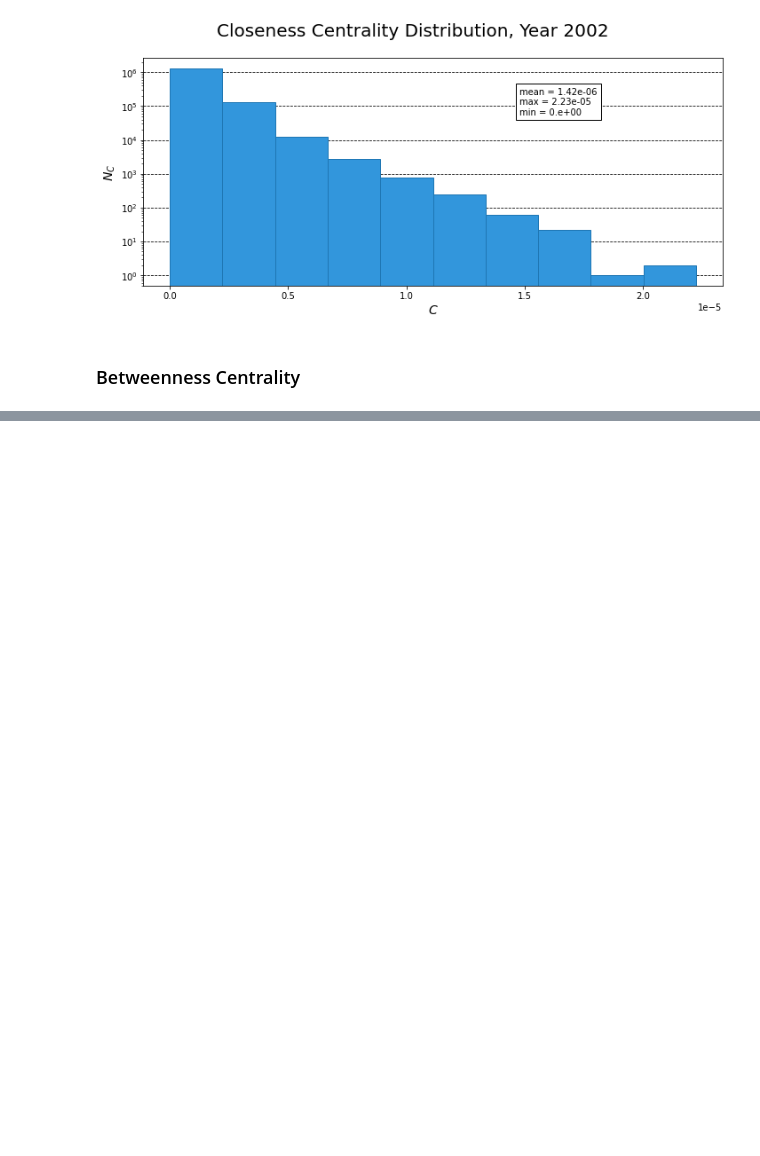
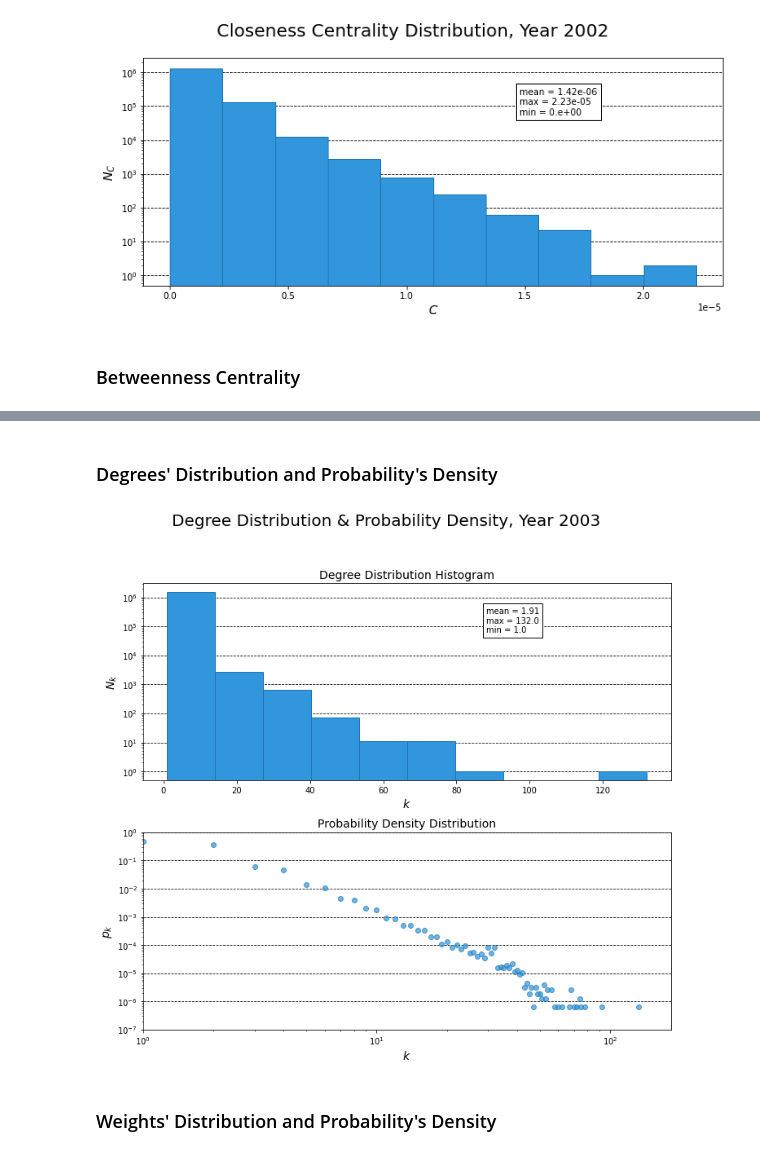
Before and after one commit to kdd-lab/2020_Ricciarelli, a Jupyter notebook: code/notebook/weighted_coathors_networks_analysis.ipynb, the cells around one changed output, grey strips where cells are left out. Drawn from its saved outputs; the diff is of its cells as text; code cells hidden in the pictures; blank space fills up the shorter version.

```diff
--- a/code/notebook/weighted_coathors_networks_analysis.ipynb
+++ b/code/notebook/weighted_coathors_networks_analysis.ipynb
@@ -396,0 +401,6 @@ fig.tight_layout(rect=[0, 0.03, 1, 0.90])
+# %%
+year = '2003'
+
+with open(path_to_nets + year, 'r') as edge_list:
+    g = nx.read_weighted_edgelist(edge_list, delimiter=',',
+                                   create_using=nx.Graph, nodetype=str)
@@ -396,0 +438,41 @@ fig.tight_layout(rect=[0, 0.03, 1, 0.90])
+# %% [markdown]
+### Degrees' Distribution and Probability's Density
+# %%
+degrees = sorted([d for n, d in g.degree(weight='weight')])
+# %%
+fig, axs = plt.subplots(nrows=2, ncols=1, figsize=(10, 10))
+
+fig.suptitle('Degree Distribution & Probability Density, Year ' + year,
+             fontsize=20)
+
+axs[0].hist(degrees, log=True, zorder=2, color='#3296dc', edgecolor='#1f77b4')
+axs[0].set_title('Degree Distribution Histogram', fontsize=14)
+axs[0].set_xlabel(r'$k$', fontsize=14)
+axs[0].set_ylabel(r'$N_k$', fontsize=14)
+axs[0].grid(axis='y', linestyle='--', color='black', zorder=1)
+axs[0].text(0.65, 0.75, 'mean = {}\nmax = {}\nmin = {}'
+        .format(round(np.mean(degrees), 2), max(degrees), min(degrees)),
+        bbox=dict(facecolor='white', edgecolor='black'),
+        transform=axs[0].transAxes)
+
+c, countdict_pdf = Counter(degrees), dict()
+
+for deg in np.arange(min(degrees), max(degrees) + 1):
+    countdict_pdf[deg] = (c[deg] / len(degrees)) if deg in c.keys() else 0.
+
+axs[1].scatter(list(countdict_pdf.keys()), list(countdict_pdf.values()),
+           zorder=2, alpha=0.7,color='#3296dc', edgecolor='#1f77b4')
+axs[1].set_title('Probability Density Distribution', fontsize=14)
+axs[1].set_xscale('log')
+axs[1].set_xlim(min(countdict_pdf.keys()), max(countdict_pdf.keys()) + 50)
+axs[1].set_yscale('log')
+axs[1].set_ylim(1e-7, 1.)
+axs[1].set_xlabel(r'$k$', fontsize=14)
+axs[1].set_ylabel(r'$p_k$', fontsize=14)
+axs[1].grid(axis='y', linestyle='--', color='black', zorder=1)
+
+fig.tight_layout(rect=[0, 0.03, 1, 0.90])
+# %% [output]
+[figure, added]
+# %% [markdown]
+### Weights' Distribution and Probability's Density
```
Also changed, not shown: parts of 28 cells of this notebook.
